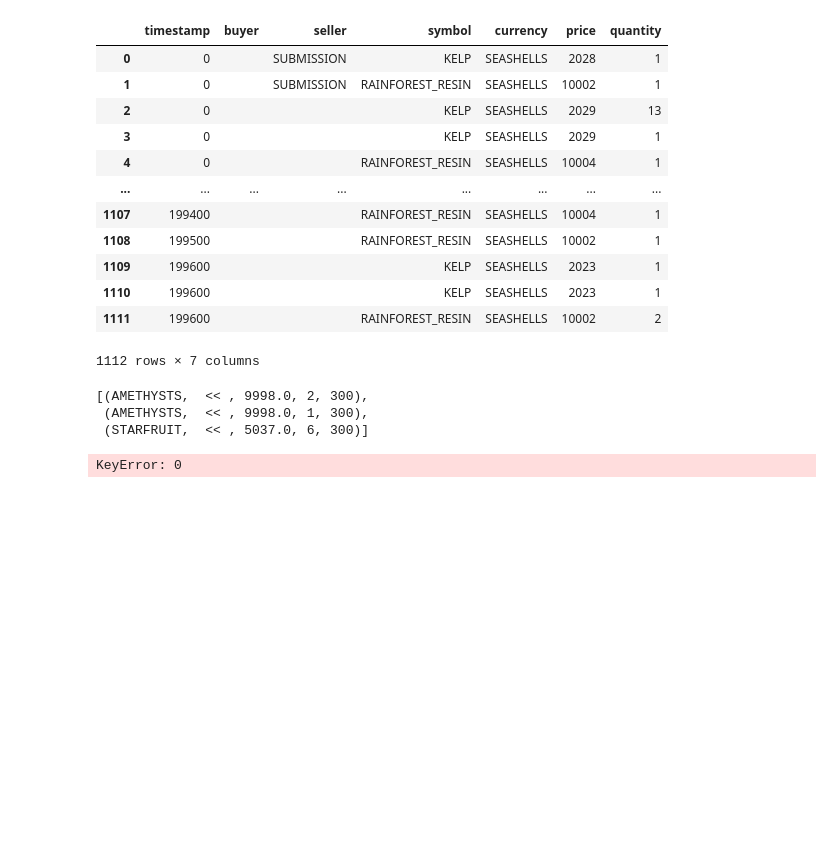
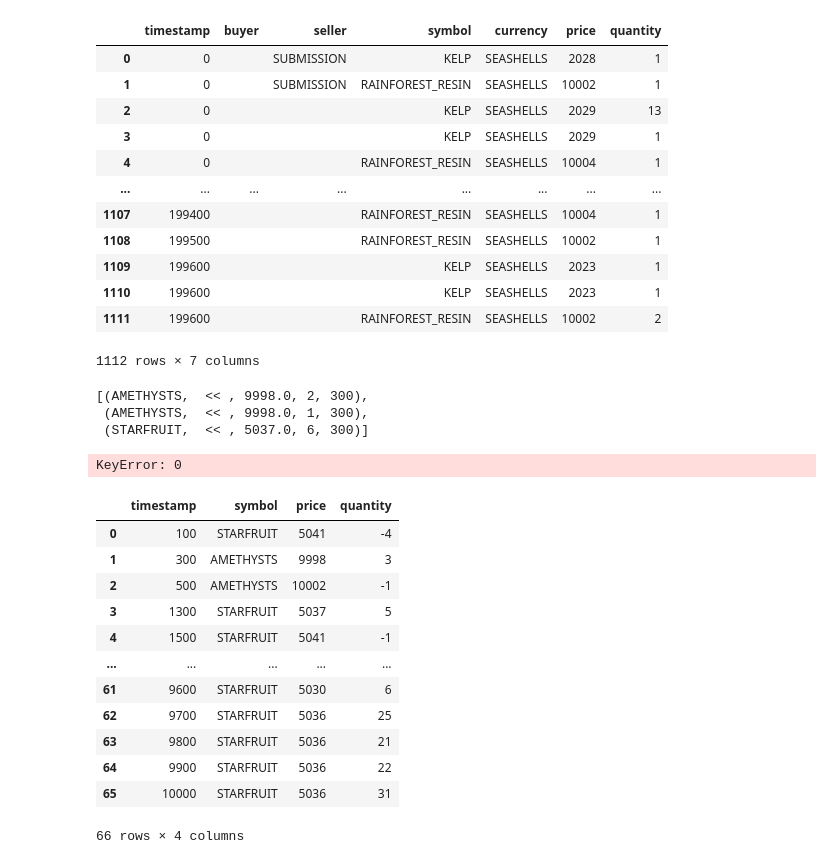
Before and after one commit to KyraZzz/shellcollector25, a Jupyter notebook: round0/data_analysis.ipynb, the cells around one changed output. Drawn from its saved outputs; the diff is of its cells as text; code cells hidden in the pictures; blank space fills up the shorter version.

```diff
--- a/round0/data_analysis.ipynb
+++ b/round0/data_analysis.ipynb
@@ -355,0 +362,16 @@ KeyError: 0
+# %%
+trader_orders
+# %% [output]
+|  | timestamp | symbol | price | quantity |
+| 0 | 100 | STARFRUIT | 5041 | -4 |
+| 1 | 300 | AMETHYSTS | 9998 | 3 |
+| 2 | 500 | AMETHYSTS | 10002 | -1 |
+| 3 | 1300 | STARFRUIT | 5037 | 5 |
+| 4 | 1500 | STARFRUIT | 5041 | -1 |
+| ... | ... | ... | ... | ... |
+| 61 | 9600 | STARFRUIT | 5030 | 6 |
+| 62 | 9700 | STARFRUIT | 5036 | 25 |
+| 63 | 9800 | STARFRUIT | 5036 | 21 |
+| 64 | 9900 | STARFRUIT | 5036 | 22 |
+| 65 | 10000 | STARFRUIT | 5036 | 31 |
+66 rows × 4 columns
```
Also changed, not shown: parts of 10 cells of this notebook, 7 other files.
